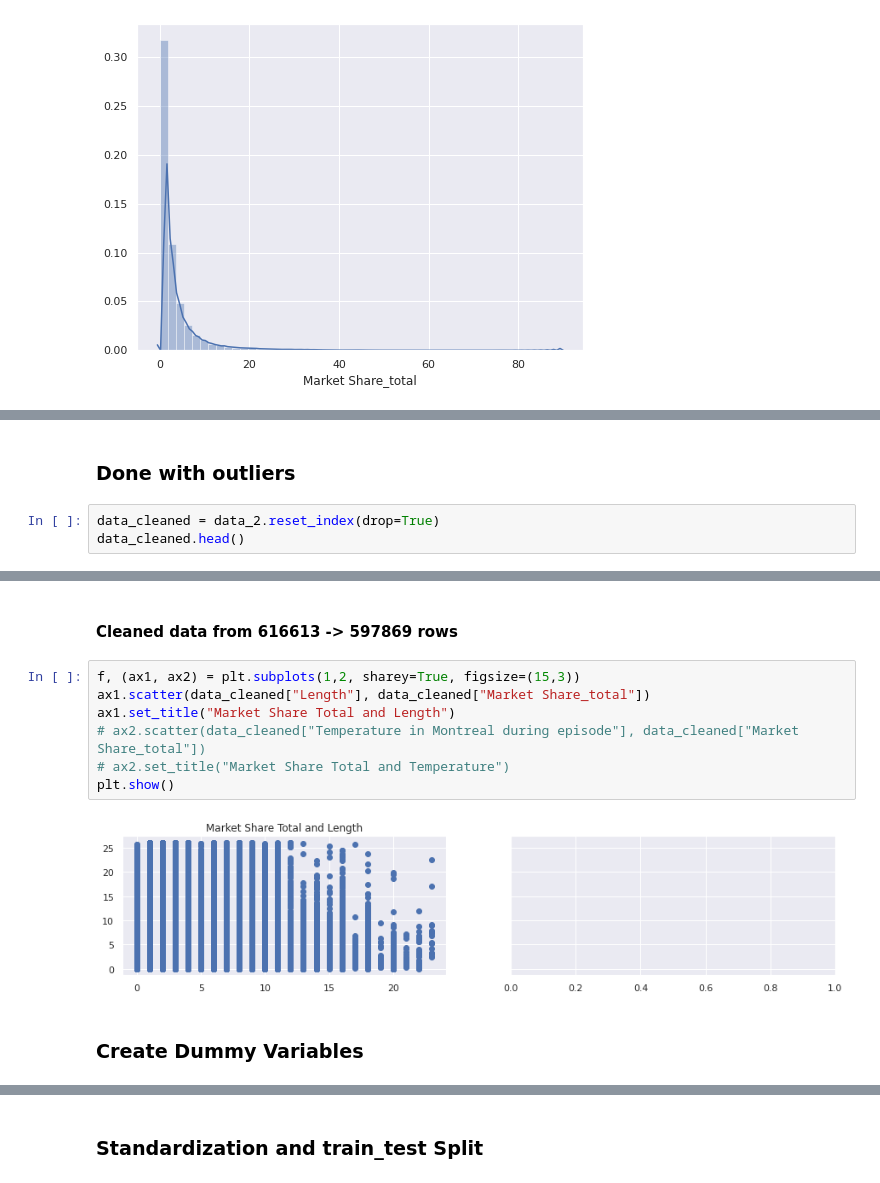
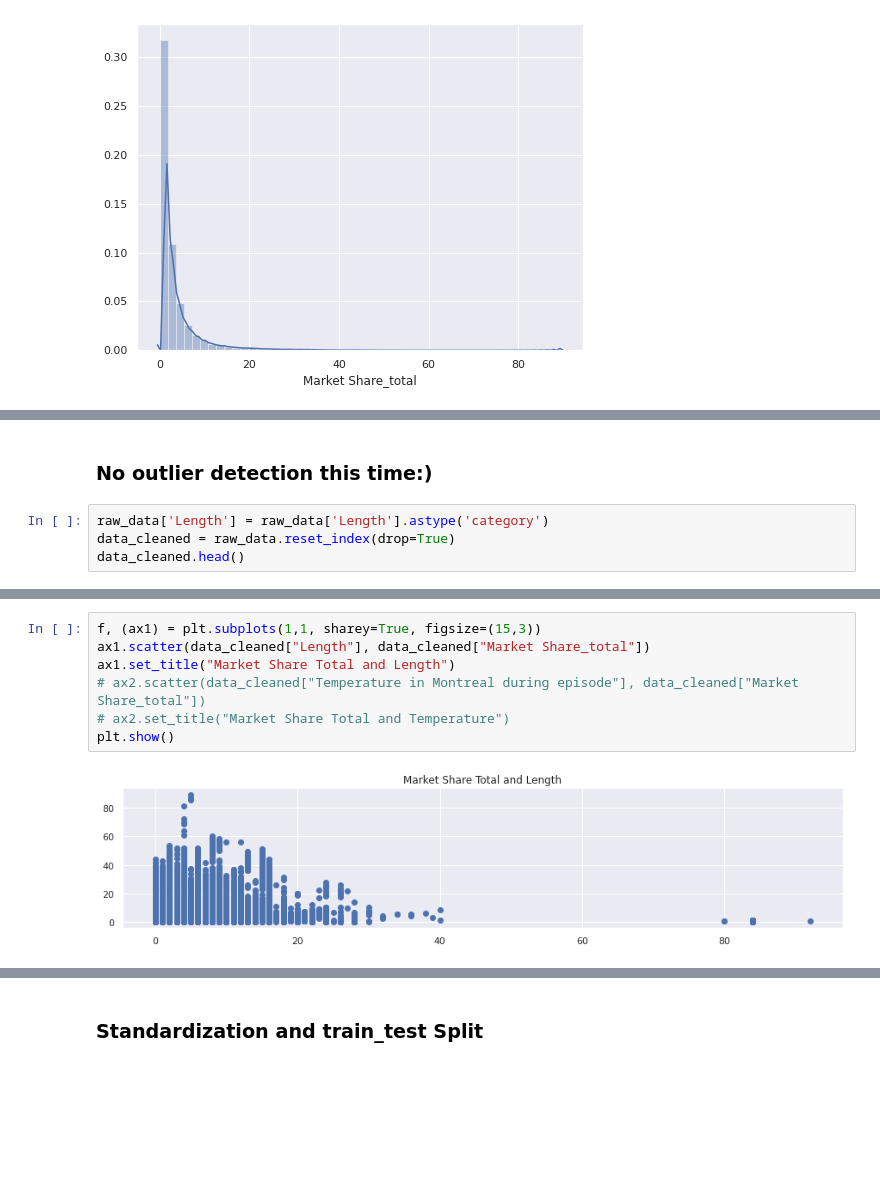
Before and after one commit to shakibyzn/YapAiTek-assignment, a Jupyter notebook: market_share_prediction.ipynb, the cells around one changed output, grey strips where cells are left out. Saved outputs shown, nothing was run; the diff lists cells and outputs as text; blank space fills up the shorter version.

```diff
--- a/market_share_prediction.ipynb
+++ b/market_share_prediction.ipynb
@@ -158,7 +100,8 @@ plt.show()
-# %% [markdown]
-### Done with outliers
+# %% [markdown]
+### No outlier detection this time:)
 # %%
-data_cleaned = data_2.reset_index(drop=True)
+raw_data['Length'] = raw_data['Length'].astype('category')
+data_cleaned = raw_data.reset_index(drop=True)
 data_cleaned.head()
 # %% [output]
 |  | Episode | Station | Channel Type | Season | Year | Date | Day of week | Start_time | End_time | Length | ... |
@@ -167,16 +110,12 @@ data_cleaned.head()
 | 2 | Coup de foudre | MusiquePlus+ (retired Aug 25, 2019) | Specialty Channel | Fall | 2018 | 2018-08-28 00:00:00.000 | Tuesday | 2018-08-28 05:30:00.000 | 2018-08-28 06:00:00.000 | 2 | ... |
 | 3 | Coup de foudre | MusiquePlus+ (retired Aug 25, 2019) | Specialty Channel | Fall | 2018 | 2018-08-28 00:00:00.000 | Tuesday | 2018-08-28 06:00:00.000 | 2018-08-28 06:30:00.000 | 2 | ... |
 | 4 | Coup de foudre | MusiquePlus+ (retired Aug 25, 2019) | Specialty Channel | Fall | 2018 | 2018-08-29 00:00:00.000 | Wednesday | 2018-08-29 05:30:00.000 | 2018-08-29 06:00:00.000 | 2 | ... |
-# %% [markdown]
-#### Cleaned data from 616613 -> 597869 rows
 # %%
-f, (ax1, ax2) = plt.subplots(1,2, sharey=True, figsize=(15,3))
+f, (ax1) = plt.subplots(1,1, sharey=True, figsize=(15,3))
 ax1.scatter(data_cleaned["Length"], data_cleaned["Market Share_total"])
 ax1.set_title("Market Share Total and Length")
 # ax2.scatter(data_cleaned["Temperature in Montreal during episode"], data_cleaned["Market Share_total"])
 # ax2.set_title("Market Share Total and Temperature")
 plt.show()
 # %% [output]
-[figure, old version]
+[figure, new version]
-# %% [markdown]
-### Create Dummy Variables
```
Also changed, not shown: parts of 53 cells of this notebook, 1 other file.
